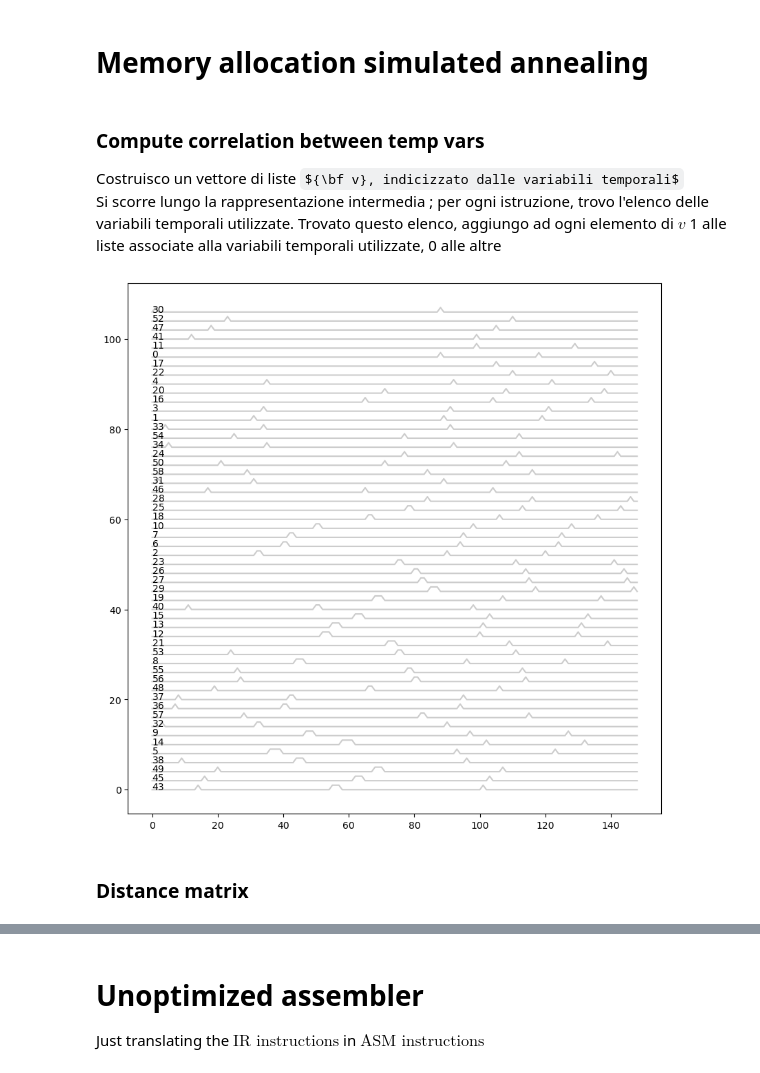
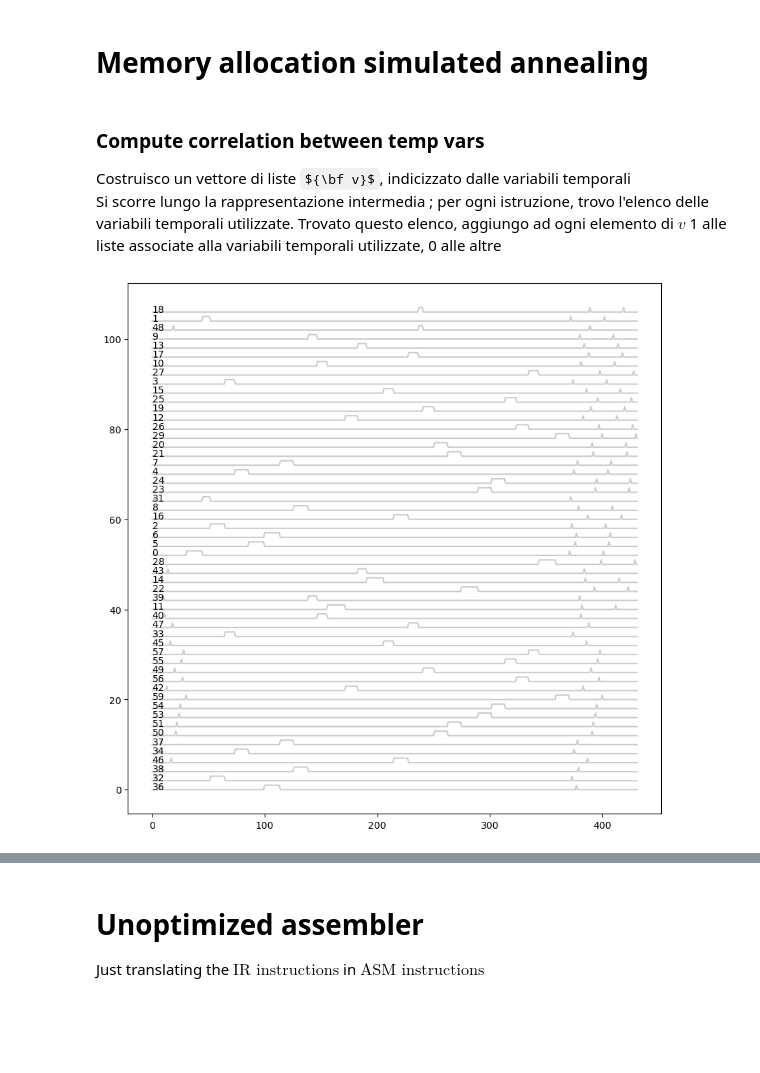
Before and after one commit to nncm-xbc/onnxmlir-pim-sparsify, a Jupyter notebook: Delivery.ipynb, the cells around one changed output, grey strips where cells are left out. Cells and saved outputs as stored; diff of their text form; code cells hidden in the pictures; some formulas as TeX source; blank space fills up the shorter version.

```diff
--- a/Delivery.ipynb
+++ b/Delivery.ipynb
@@ -415,7 +415,7 @@ register_allocation(stats,["A","B","C","D","E","F"])
 # Memory allocation simulated annealing
 # %% [markdown]
 ### Compute correlation between temp vars
-Costruisco un vettore di liste ${\bf v}, indicizzato dalle variabili temporali$ <br>
+Costruisco un vettore di liste ${\bf v}$, indicizzato dalle variabili temporali <br>
 Si scorre lungo la rappresentazione intermedia ; per ogni istruzione, trovo l'elenco delle variabili temporali utilizzate.
 Trovato questo elenco, aggiungo ad ogni elemento di $v$ 1 alle liste associate alla variabili temporali utilizzate, 0 alle altre
 # %%
@@ -434,35 +434,34 @@ def correlation_between_temps(ir, register_allocation_output):
     curr_register_allocation_output = 0
     all_temp_variables = []
 
     for ir_instruction in ir:
         if(ir_instruction.id == "COMMENT"):
             if(ir_instruction.sons[0].id == "START"):
                 signals_per_block.append({})
                 all_temp_variables = register_allocation_output[curr_register_allocation_output][
                     register_allocation_output[curr_register_allocation_output][:,1] == "memory"
                 ][:,0]
                 for t in all_temp_variables:
                     signals_per_block[-1][t] = list()
 
                 curr_register_allocation_output += 1
 
         unrolled_ir = ir_instruction.flatten()
         temp_used   = list()
 
         for u,val in zip(unrolled_ir[:-1],unrolled_ir[1:]):
             if u == "TEMP":
                 temp_used.append(val)
         add_tick(signals_per_block, np.intersect1d( temp_used,all_temp_variables) , all_temp_variables)
     return signals_per_block
 
 stats = most_used_register(intermediate_representation)
 RA_data = register_allocation(stats,["A","B","C","D","E","F"])
 signals = correlation_between_temps(intermediate_representation, RA_data)
 plt.figure(figsize=(10,10))
-for i,s in enumerate(signals[0]):
+p = 1
+for i,s in enumerate(signals[p]):
     plt.annotate(s,(0,2 * i))
-    plt.plot(np.array(signals[0][s]) + 2 * i, color = 'black' , alpha = 0.2,)
+    plt.plot(np.array(signals[p][s]) + 2 * i, color = 'black' , alpha = 0.2,)
 # %% [output]
-[figure, old version]
+[figure, new version]
-# %% [markdown]
-### Distance matrix
```
Also changed, not shown: parts of 12 cells of this notebook, 1 other file.
